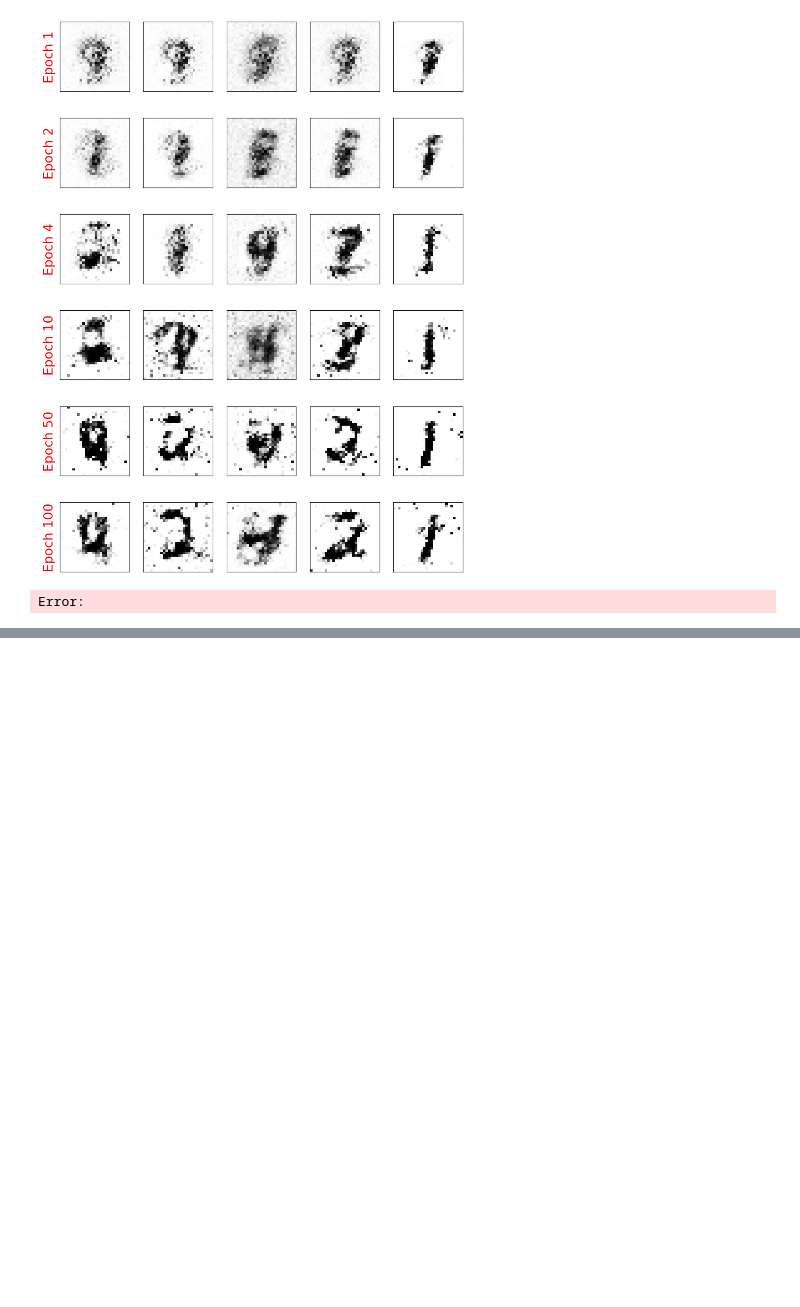
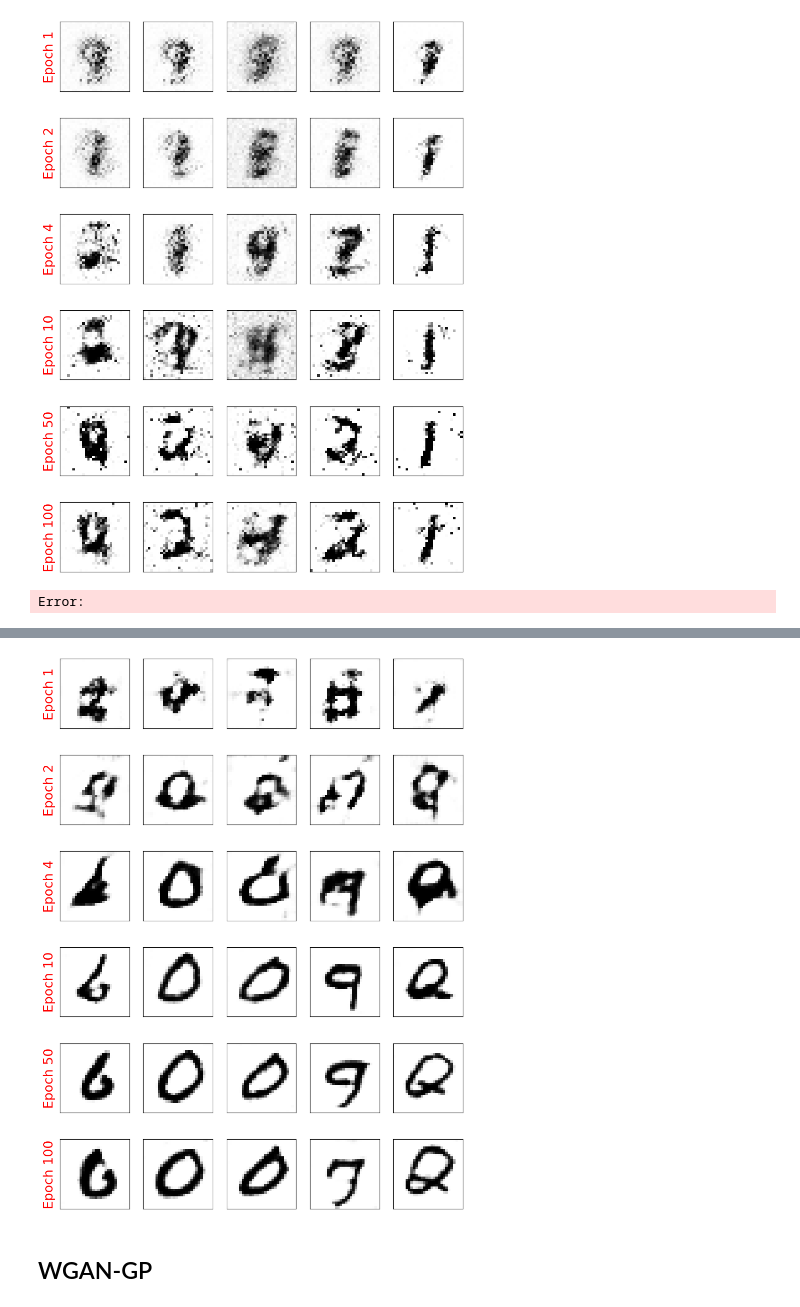
Before and after one commit to Snapzie/DLAndAI, a Jupyter notebook: GAN_MNIST/GAN.ipynb, the cells around one changed output, grey strips where cells are left out. Cells and saved outputs as stored; diff of their text form; code cells hidden in the pictures; blank space fills up the shorter version.

```diff
--- a/GAN_MNIST/GAN.ipynb
+++ b/GAN_MNIST/GAN.ipynb
@@ -189,0 +264,21 @@ Error:
+# %%
+fixed_z = create_noise(batch_size,z_size,mode_z).to(device)
+
+def create_sample(g_model,input_z):
+    g_output = g_model(input_z)
+    images = torch.reshape(g_output, (batch_size,*image_size))
+    return (images+1)/2.0
+
+epoch_samples = []
+num_epochs = 100
+
+for epoch in range(1,num_epochs+1):
+    d_losses, g_losses = [],[]
+    gen_model.train()
+    for i,(x,_) in enumerate(mnist_dl):
+        d_loss, d_proba_real, d_proba_real = d_train(x)
+        d_losses.append(d_loss)
+        g_losses.append(g_train(x))
+    print(f'Epoch {epoch:03d} | Avg Losses >> G/D {torch.FloatTensor(g_losses).mean():.4f}/{torch.FloatTensor(d_losses).mean():.4f}')
+    gen_model.eval()
+    epoch_samples.append(create_sample(gen_model,fixed_z).detach().cpu().numpy())
@@ -189,0 +303,17 @@ Error:
+# %%
+selected_epochs = [1,2,4,10,50,100]
+fig = plt.figure(figsize=(10,14))
+for i,e in enumerate(selected_epochs):
+    for j in range(5):
+        ax = fig.add_subplot(6,5,i*5+j+1)
+        ax.set_xticks([])
+        ax.set_yticks([])
+        if j == 0:
+            ax.text(-0.06,0.5,f'Epoch {e}',rotation=90,size=18,color='red',horizontalalignment='right',verticalalignment='center',transform=ax.transAxes)
+        image = epoch_samples[e-1][j]
+        ax.imshow(image,cmap='gray_r')
+plt.show()
+# %% [output]
+[figure, added]
+# %% [markdown]
+## WGAN-GP
```
Also changed, not shown: parts of 12 cells of this notebook, 1 other file.
